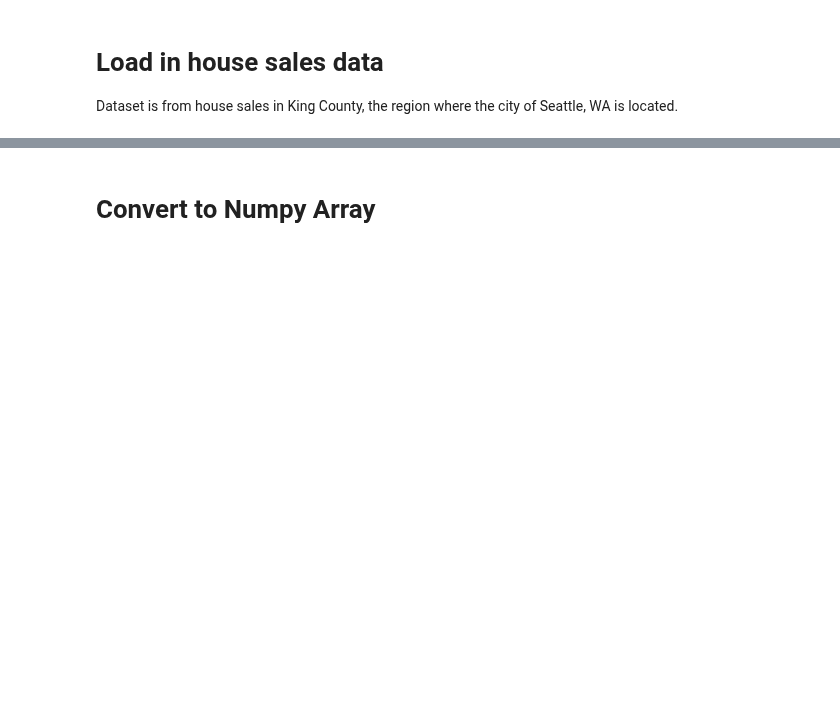
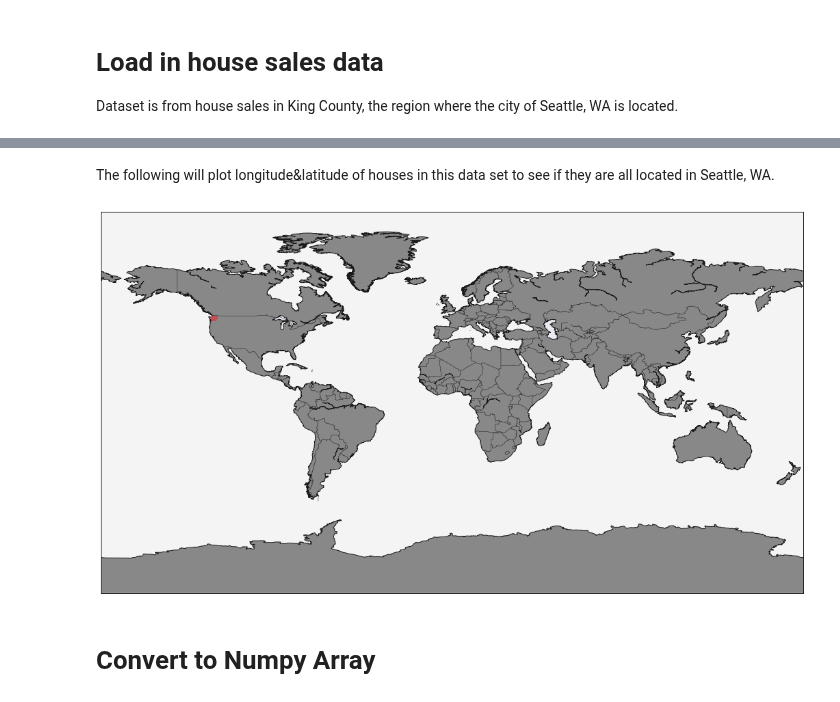
Before and after one commit to benjaminsw/regression, a Jupyter notebook: kc_house/multivariate regression.ipynb, the cells around one changed output, grey strips where cells are left out. Saved outputs shown, nothing was run; the diff lists cells and outputs as text; code cells hidden in the pictures; blank space fills up the shorter version.

```diff
--- a/kc_house/multivariate regression.ipynb
+++ b/kc_house/multivariate regression.ipynb
@@ -46,3 +71,42 @@ If we want to do any "feature engineering" like creating new features or adjusti
+# %% [markdown]
+The following will plot longitude&latitude of houses in this data set to see if they are all located in  Seattle, WA.
+# %%
+# Create a figure of size (i.e. pretty big)
+fig = plt.figure(figsize=(20,10))
+
+# Create a map, using the Gall–Peters projection,
+map = Basemap(projection='gall',
+              # with low resolution,
+              resolution = 'l',
+              # And threshold 100000
+              area_thresh = 100000.0,
+              # Centered at 0,0 (i.e null island)
+              lat_0=0, lon_0=0)
+
+# Draw the coastlines on the map
+map.drawcoastlines()
+
+# Draw country borders on the map
+map.drawcountries()
+
+# Fill the land with grey
+map.fillcontinents(color = '#888888')
+
+# Draw the map boundaries
+map.drawmapboundary(fill_color='#f4f4f4')
+
+# Define our longitude and latitude points
+# We have to use .values because of a wierd bug when passing pandas data
+# to basemap.
+x,y = map(train['long'].values, train['lat'].values)
+
+# Plot them using round markers of size 6
+map.plot(x, y, 'ro', markersize=6)
+
+# Show the map
+plt.show()
+# %% [output]
+[figure, added]
 # %% [markdown]
 # Convert to Numpy Array
 # %% [markdown]
```
Also changed, not shown: parts of 17 cells of this notebook.
